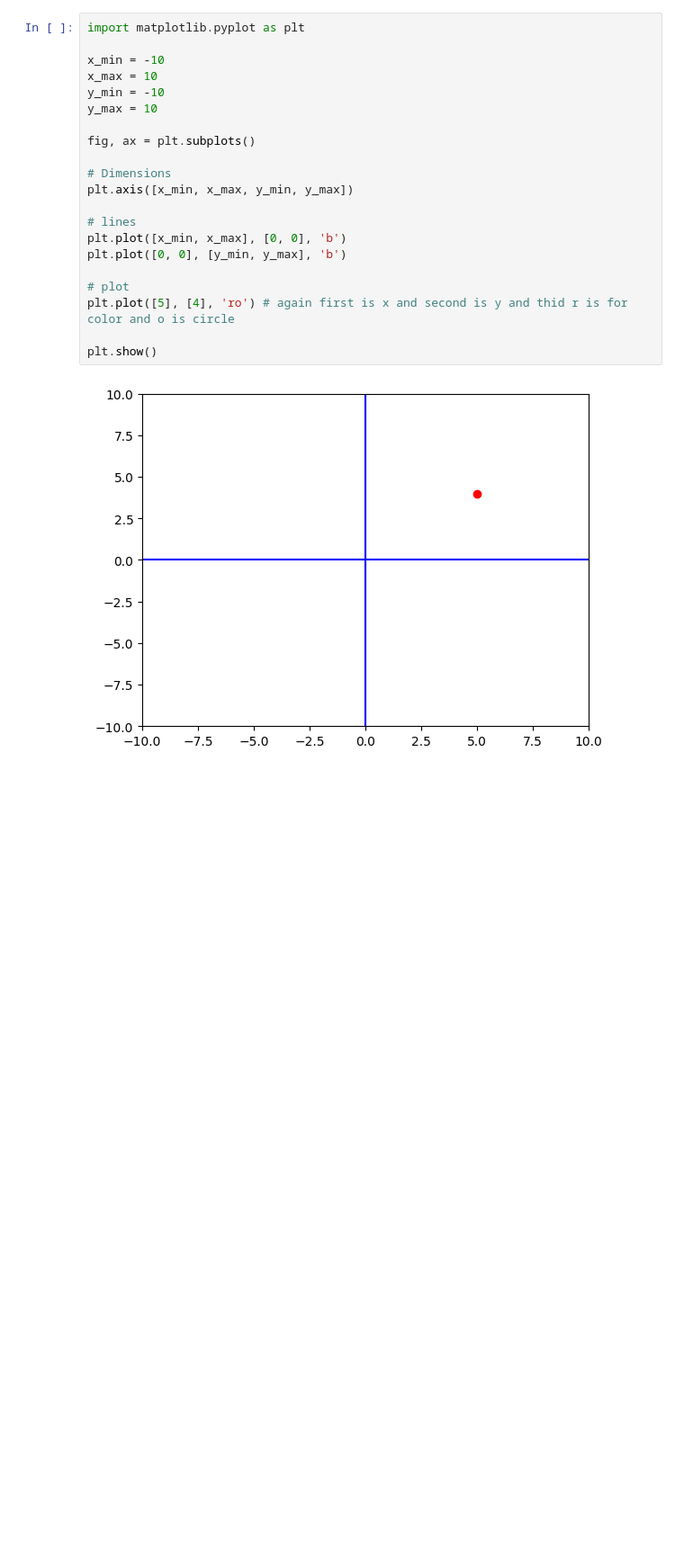
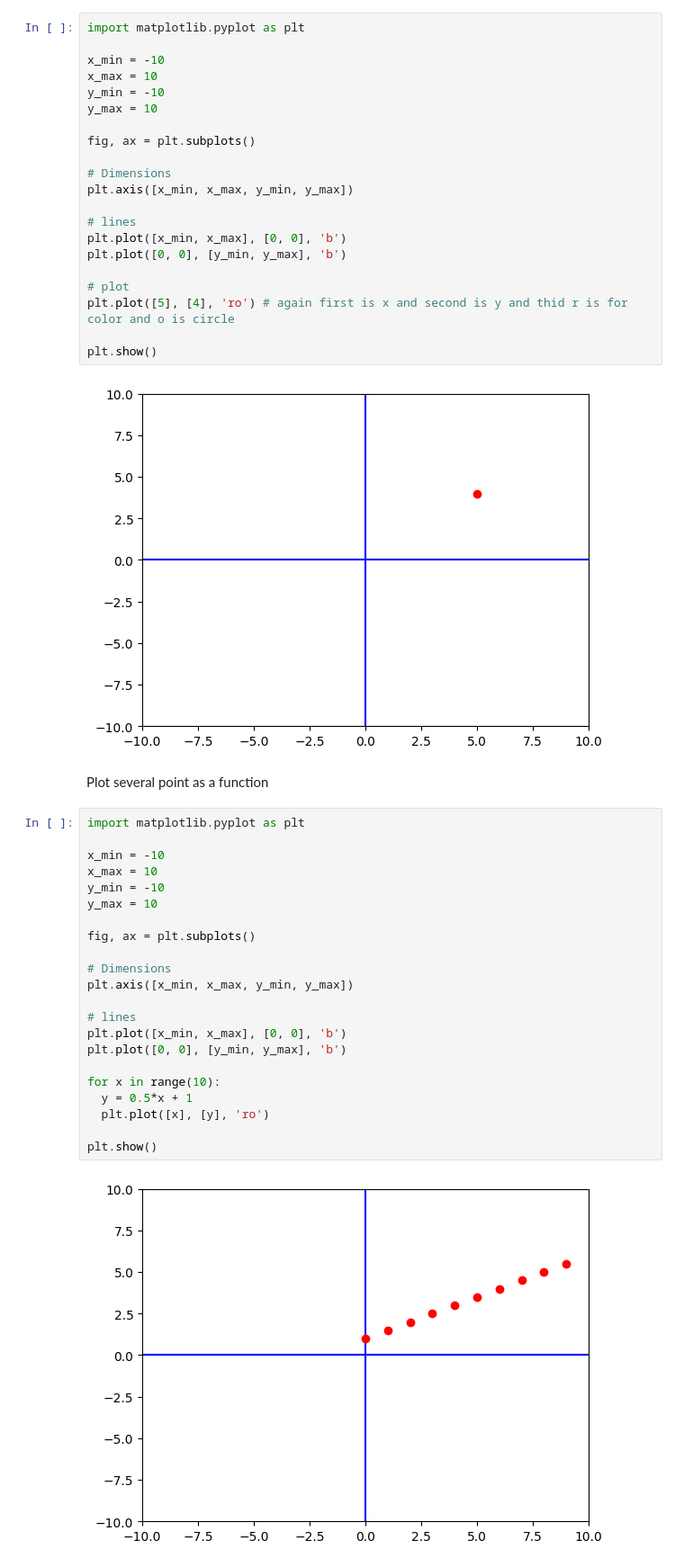
Before and after one commit to makstyle119/Mathematics, a Jupyter notebook: College Algebra/001.ipynb, the cells around one changed output. Shown: that part at 90% size. Cells and saved outputs as stored; diff of their text form; blank space fills up the shorter version.

Commit message:
Plot several points as a function

```diff
--- a/College Algebra/001.ipynb
+++ b/College Algebra/001.ipynb
@@ -587,3 +587,29 @@ plt.plot([5], [4], 'ro') # again first is x and second is y and thid r is for co
 plt.show()
 # %% [output]
 [figure]
+# %% [markdown]
+Plot several point as a function
+# %%
+import matplotlib.pyplot as plt
+
+x_min = -10
+x_max = 10
+y_min = -10
+y_max = 10
+
+fig, ax = plt.subplots()
+
+# Dimensions
+plt.axis([x_min, x_max, y_min, y_max])
+
+# lines
+plt.plot([x_min, x_max], [0, 0], 'b')
+plt.plot([0, 0], [y_min, y_max], 'b')
+
+for x in range(10):
+  y = 0.5*x + 1
+  plt.plot([x], [y], 'ro')
+
+plt.show()
+# %% [output]
+[figure, added]
```
